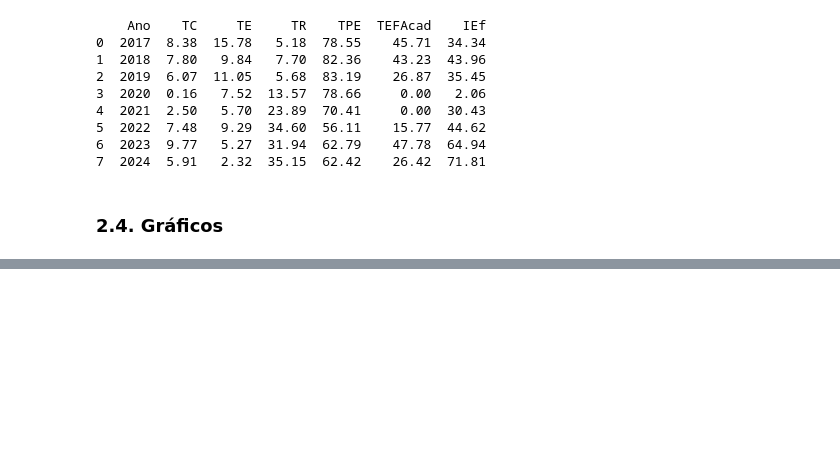
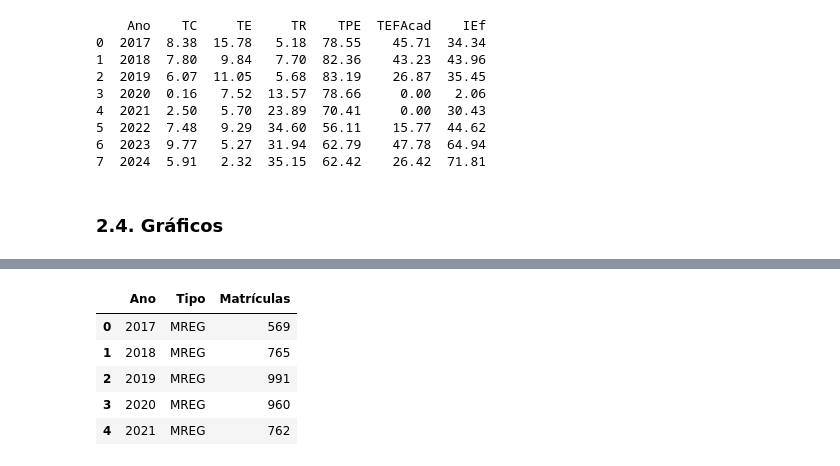
Before and after one commit to carolventuri/TCC, a Jupyter notebook: notebooks/2_graficos_visao_geral.ipynb, the cells around one changed output, grey strips where cells are left out. Cells and saved outputs as stored; diff of their text form; code cells hidden in the pictures; blank space fills up the shorter version.

```diff
--- a/notebooks/2_graficos_visao_geral.ipynb
+++ b/notebooks/2_graficos_visao_geral.ipynb
@@ -198,26 +208,21 @@ fig_g1.show()
 # %%
 # Gráfico 2: Evolução de MREG e MRET por ano
 # MREG = matrículas ativas regulares (Em fluxo + Ingressantes)
 # MRET = matrículas ativas retidas (além do prazo previsto)
 # São contagens absolutas, por isso coloquei em gráfico separado dos indicadores
 
 matr_ativas_longo = ind_ano.melt(
     id_vars="Ano",
     value_vars=["MREG", "MRET"],
     var_name="Tipo",
     value_name="Matrículas",
 )
 
-fig_g2 = px.line(
-    matr_ativas_longo,
-    x="Ano",
-    y="Matrículas",
-    color="Tipo",
-    markers=True,
-    color_discrete_map={"MREG": "#4CAF50", "MRET": "#FF9800"},
-    title="2 — Matrículas Ativas Regulares (MREG) e Retidas (MRET) por Ano",
-    labels={"Tipo": ""},
-)
-fig_g2.update_xaxes(tickmode="linear", dtick=1)
-fig_g2.update_layout(hovermode="x unified", legend=dict(orientation="h", y=-0.2))
-fig_g2.show()
+matr_ativas_longo.head()
+# %% [output]
+|  | Ano | Tipo | Matrículas |
+| 0 | 2017 | MREG | 569 |
+| 1 | 2018 | MREG | 765 |
+| 2 | 2019 | MREG | 991 |
+| 3 | 2020 | MREG | 960 |
+| 4 | 2021 | MREG | 762 |
```
Also changed, not shown: parts of 13 cells of this notebook, 2 other files.
